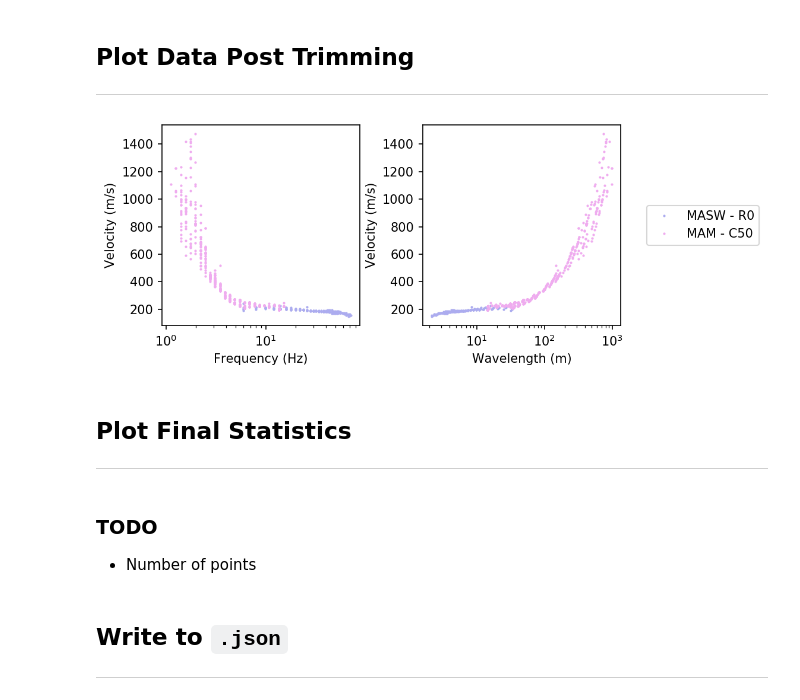
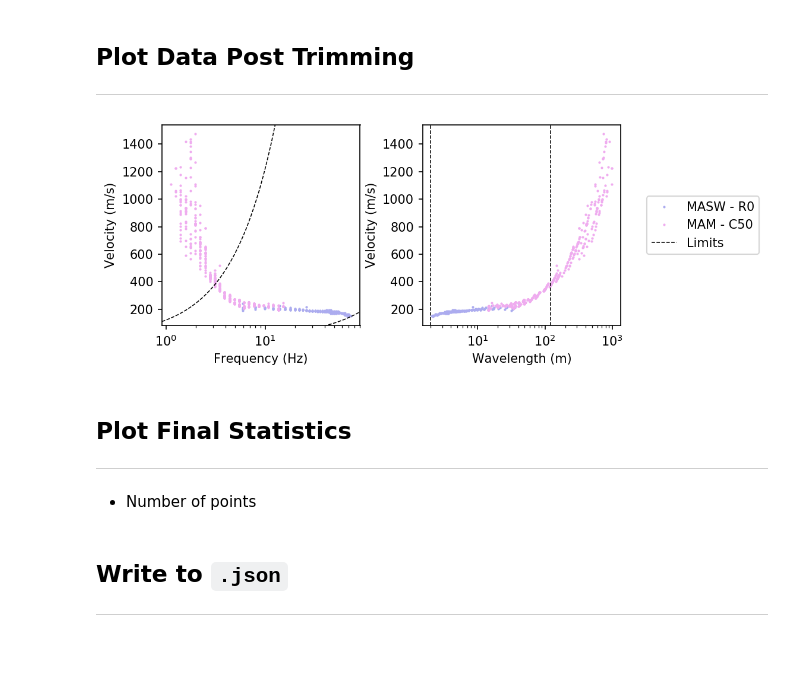
Before and after one commit to jpvantassel/swprocess, a Jupyter notebook: examples/stats/stats.ipynb, the cells around one changed output. Cells and saved outputs as stored; diff of their text form; code cells hidden in the pictures; blank space fills up the shorter version.

Commit message:
:books: Towards rigorous resolution limit plotting

```diff
--- a/examples/stats/stats.ipynb
+++ b/examples/stats/stats.ipynb
@@ -137,7 +137,7 @@ overall_resolution_limits = ["wavenumber", (0.103/2, 2*np.pi/2)]
 # %%
 # Bulk remove points outside of the specified screening criteria. Use `None` for one sided intervals. Multiple entries permitted.
 bulk_trimming_limits = {
-    "velocity" : [None, None],
+    "velocity" : [None, 2500],
     "wavelength" : [None, 1000]
 }
 # %% [markdown]
@@ -186,14 +176,23 @@ Enter 1 to continue, 0 to quit, 2 to undo):  0
 # %%
 %matplotlib inline
 fig, axs = master_suite.plot(xtype=xtype, ytype=ytype, plot_kwargs=dict(color=_colors, label=_labels))
+
+
+for ax, _xtype, _ytype in zip(axs, xtype, ytype):
+    ax.autoscale(enable=False)
+    attribute, limits = overall_resolution_limits
+    master_suite.plot_resolution_limits(ax=ax, xtype=_xtype, ytype=_ytype, attribute=attribute, limits=limits, plot_kwargs=dict(label="Limits"))
+
 axs[-1].legend(bbox_to_anchor = (1.1, 0.5), loc="center left")
 
 plt.show()
 # %% [output]
-[figure, old version]
+[figure, new version]
 # %% [markdown]
 ## Plot Final Statistics
 ---
+
+- Number of points
 # %%
 # xdomain = "wavelength"
 # ydomain = "velocity"
@@ -202,7 +201,3 @@ plt.show()
 # xspace = "log"
 # missing_data_procedure = "ignore"
 # ignore = ["corr"]
-# %% [markdown]
-### TODO
-
-- Number of points
```
Also changed, not shown: parts of 6 cells of this notebook.
